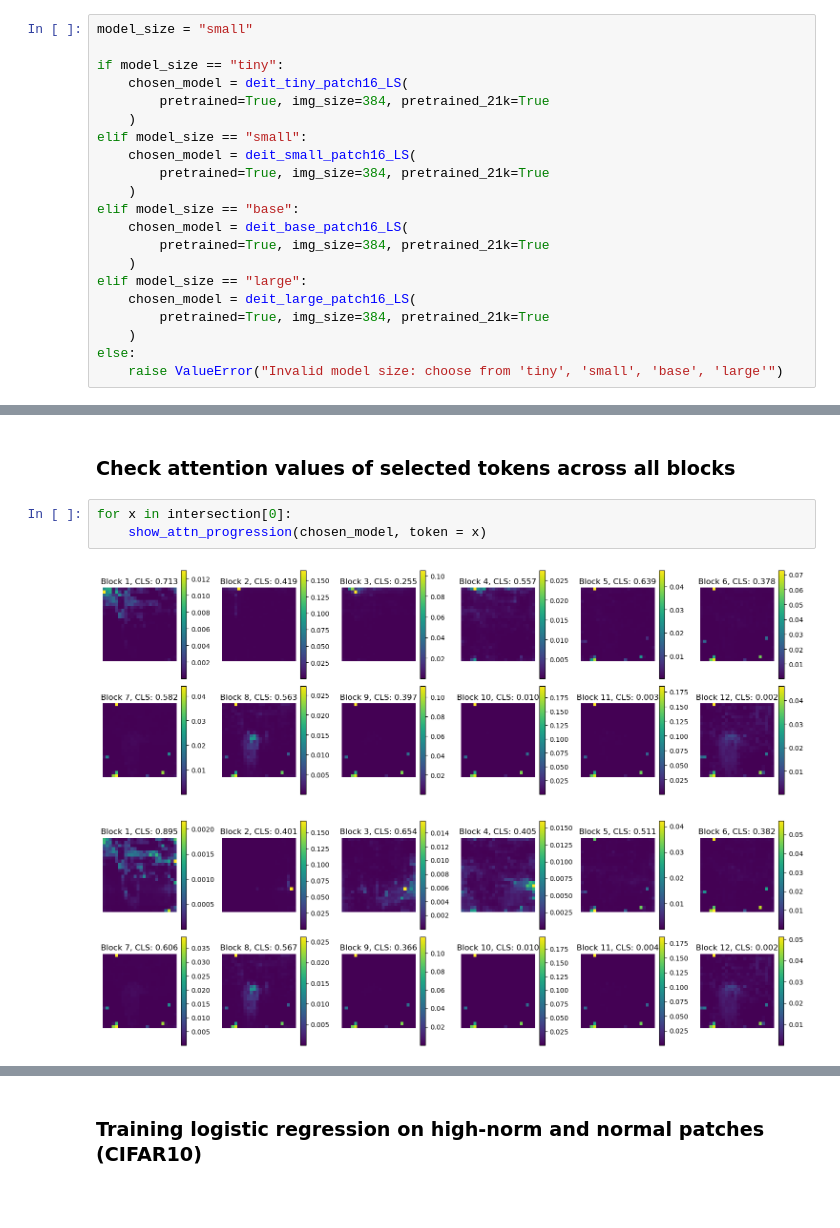
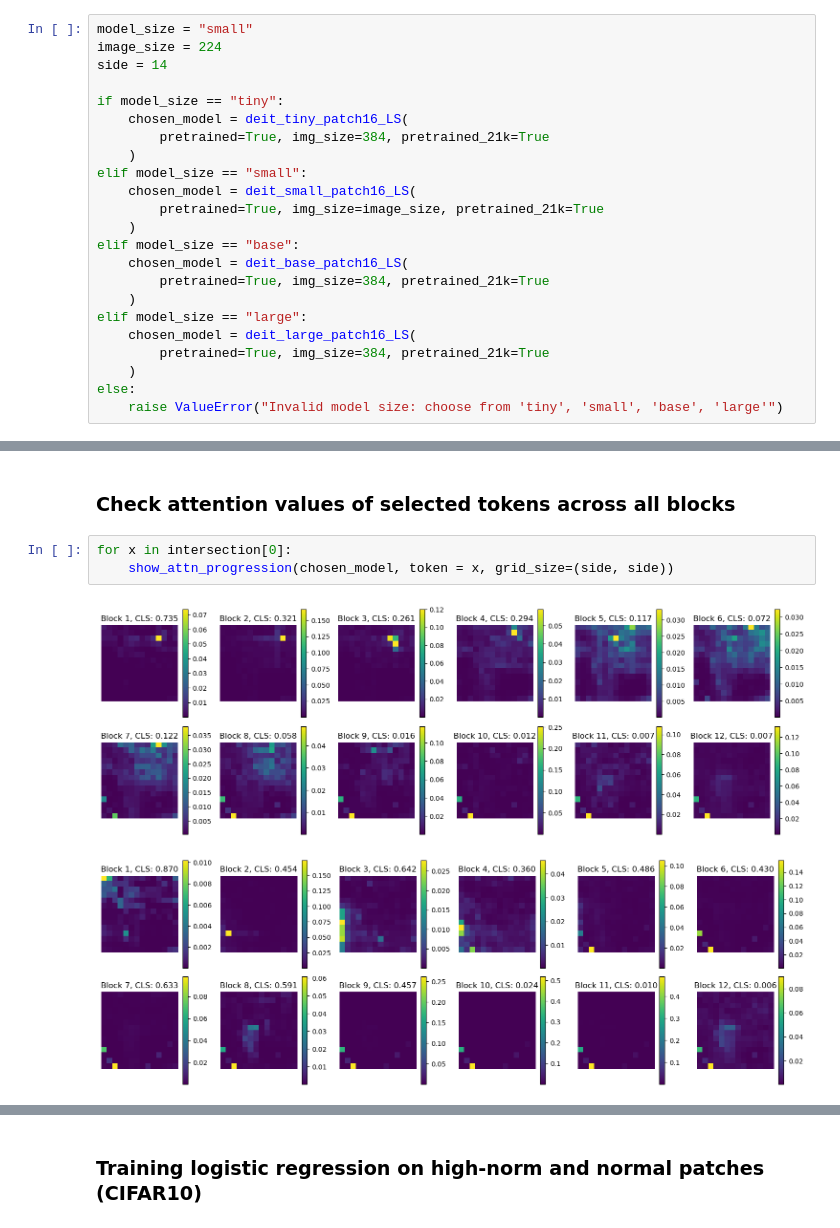
Before and after one commit to azywot/fact, a Jupyter notebook: DEIT-III/deit_notebook_final.ipynb, the cells around one changed output, grey strips where cells are left out. Cells and saved outputs as stored; diff of their text form; blank space fills up the shorter version.

```diff
--- a/DEIT-III/deit_notebook_final.ipynb
+++ b/DEIT-III/deit_notebook_final.ipynb
@@ -30,6 +30,8 @@ from scr_plots import *
 #### Choose DeiT version (size)
 # %%
 model_size = "small"
+image_size = 224
+side = 14
 
 if model_size == "tiny":
     chosen_model = deit_tiny_patch16_LS(
@@ -37,7 +39,7 @@ if model_size == "tiny":
     )
 elif model_size == "small":
     chosen_model = deit_small_patch16_LS(
-        pretrained=True, img_size=384, pretrained_21k=True
+        pretrained=True, img_size=image_size, pretrained_21k=True
     )
 elif model_size == "base":
     chosen_model = deit_base_patch16_LS(
@@ -237,7 +242,7 @@ plot_feature_norms_with_high_attn(
 ### Check attention values of selected tokens across all blocks
 # %%
 for x in intersection[0]:
-    show_attn_progression(chosen_model, token = x)
+    show_attn_progression(chosen_model, token = x, grid_size=(side, side))
 # %% [output]
-[figure, old version]
+[figure, new version]
-[figure, old version]
+[figure, new version]
```
Also changed, not shown: parts of 10 cells of this notebook, 2 other files.
